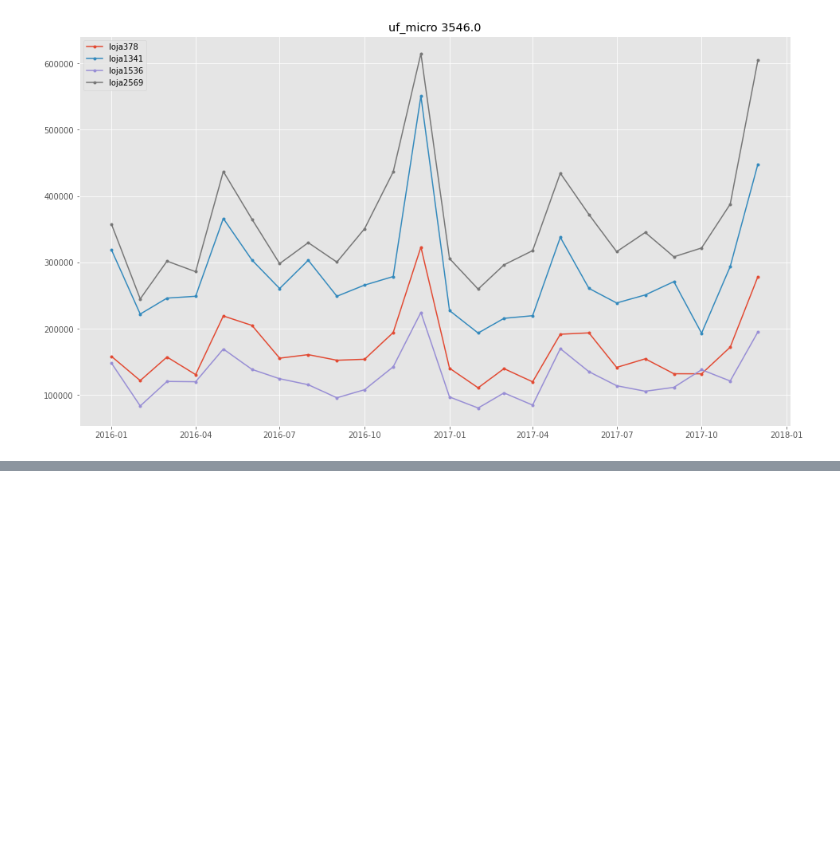
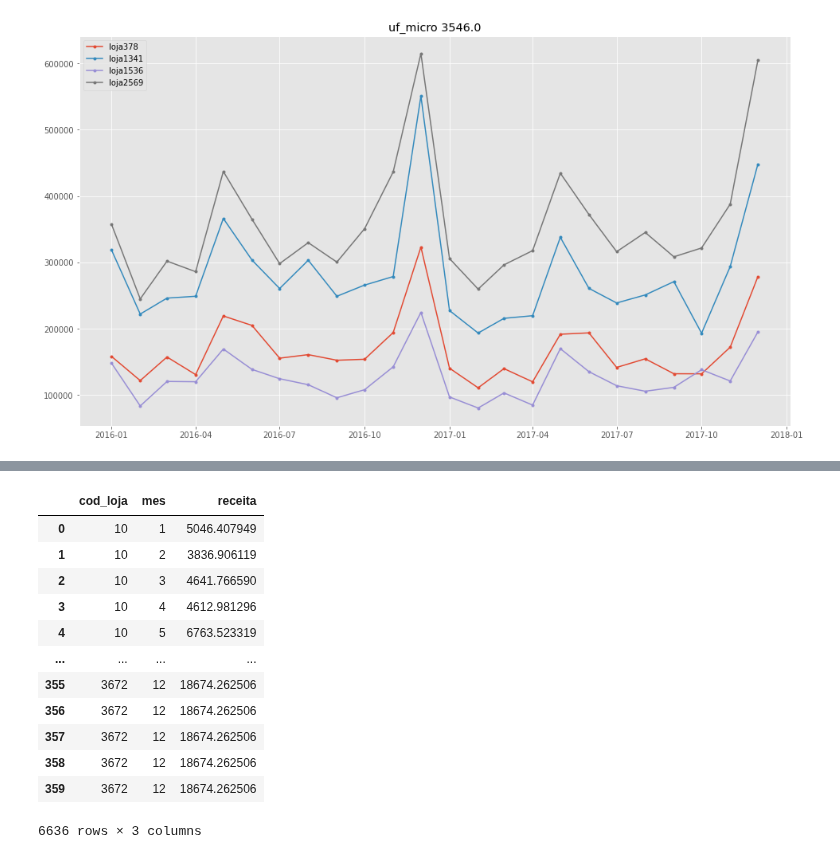
Before and after one commit to BeeData-USP/usp-vs-ufmg, a Jupyter notebook: ikeda/eda_expansao.ipynb, the cells around one changed output, grey strips where cells are left out. Drawn from its saved outputs; the diff is of its cells as text; code cells hidden in the pictures; blank space fills up the shorter version.

```diff
--- a/ikeda/eda_expansao.ipynb
+++ b/ikeda/eda_expansao.ipynb
@@ -480,0 +386,5 @@ ljs_dist.corr()
+# %%
+lojas_sem_munic = cen_exp[cen_exp.cod_municipio == -1][['cod_loja']]
+# %%
+lojas_sem_munic_inc = pd.DataFrame(np.repeat(lojas_sem_munic.values,12,axis=0))
+lojas_sem_munic_inc.columns = lojas_sem_munic.columns
@@ -480,0 +407,20 @@ ljs_dist.corr()
+# %%
+media_geral_m['cod_loja'] = lojas_sem_munic_inc
+# %%
+final = final.append(media_geral_m)
+# %%
+final
+# %% [output]
+|  | cod_loja | mes | receita |
+| 0 | 10 | 1 | 5046.407949 |
+| 1 | 10 | 2 | 3836.906119 |
+| 2 | 10 | 3 | 4641.766590 |
+| 3 | 10 | 4 | 4612.981296 |
+| 4 | 10 | 5 | 6763.523319 |
+| ... | ... | ... | ... |
+| 355 | 3672 | 12 | 18674.262506 |
+| 356 | 3672 | 12 | 18674.262506 |
+| 357 | 3672 | 12 | 18674.262506 |
+| 358 | 3672 | 12 | 18674.262506 |
+| 359 | 3672 | 12 | 18674.262506 |
+6636 rows × 3 columns
```
Also changed, not shown: parts of 37 cells of this notebook, 1 other file.
